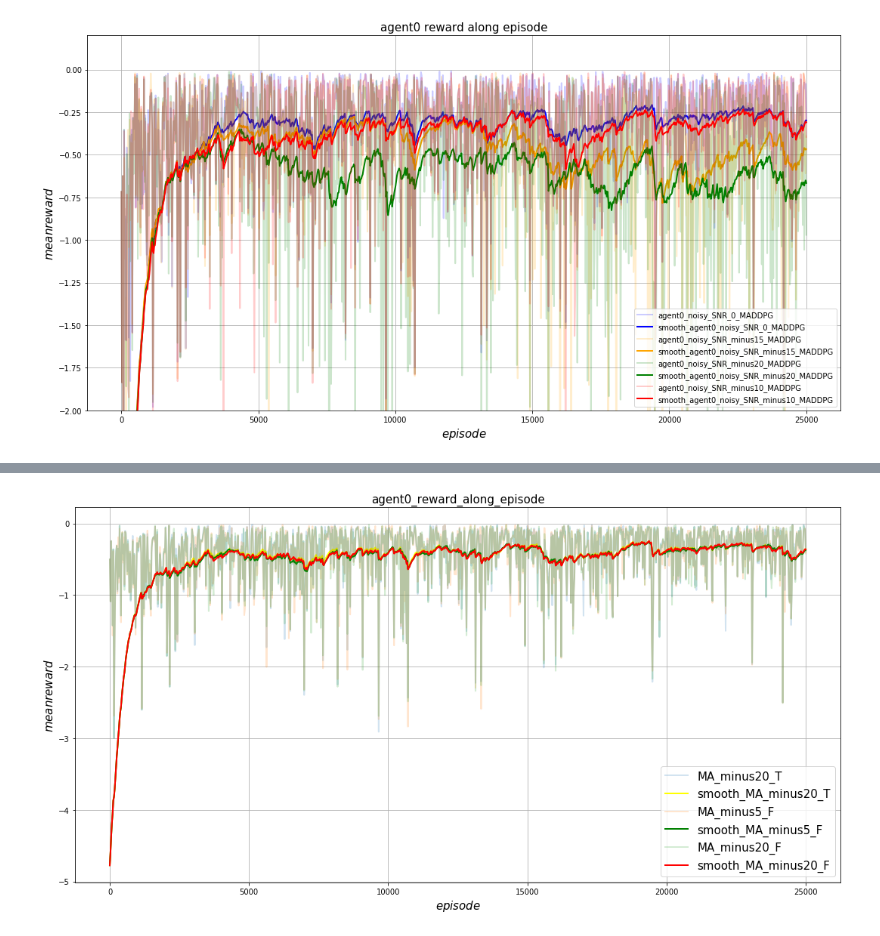
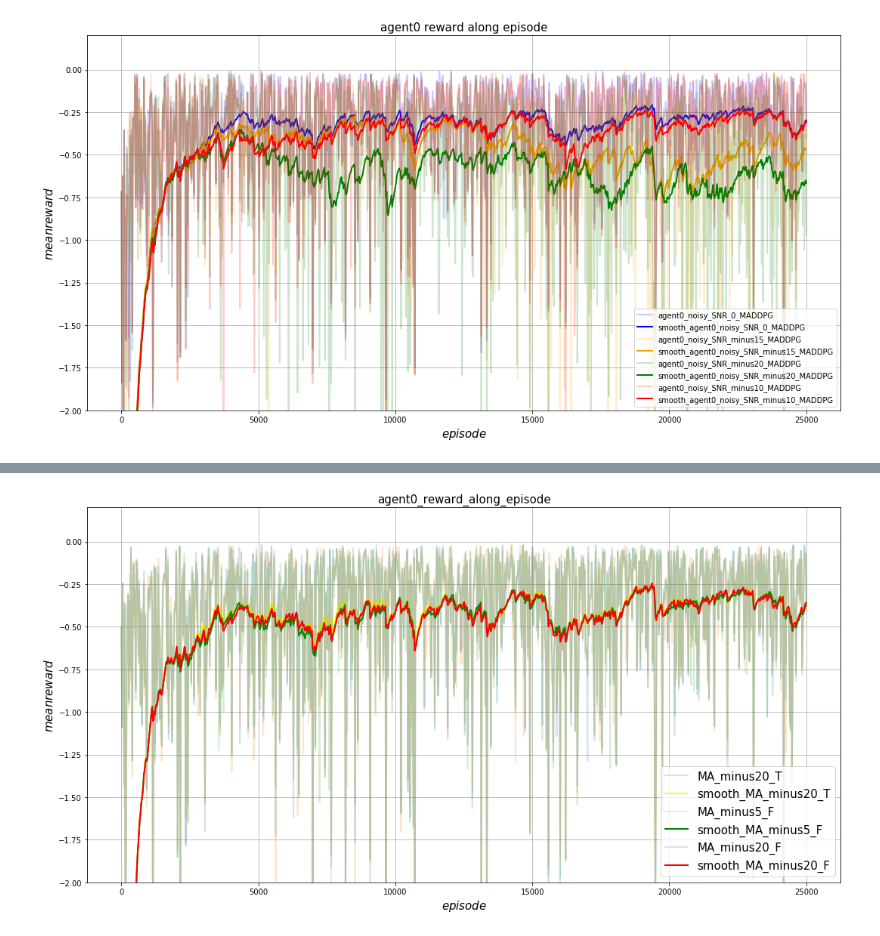
Before and after one commit to Joshua-Ren/maddpg-again, a Jupyter notebook: 画图.ipynb, the cells around one changed output, grey strips where cells are left out. Saved outputs shown, nothing was run; the diff lists cells and outputs as text; code cells hidden in the pictures.

```diff
--- a/画图.ipynb
+++ b/画图.ipynb
@@ -258,31 +259,32 @@ y8 = smooth_MA_minus20_F
 fig_size = (15, 8)
 # Set figure size in inches (width, height)
 fig = plt.figure(figsize=fig_size)
 # # Create a new figure object
 ax = fig.add_subplot(1, 1, 1)
 # # Add a single axes to the figure
 # # Plot lines giving each a label for the legend and setting line width to 2
 # ax.plot(x, y1, linewidth=2, label='DDPG_default',alpha=0.2)
 # ax.plot(x, y2, linewidth=2, label='smooth_DDPG_default',color='blue')
 ax.plot(x, y3, linewidth=2, label='MA_minus20_T',alpha=0.2)
 ax.plot(x, y4, linewidth=2, label='smooth_MA_minus20_T',color='yellow')
 ax.plot(x, y5, linewidth=2, label='MA_minus5_F',alpha=0.2)
 ax.plot(x, y6, linewidth=2, label='smooth_MA_minus5_F',color = 'green')
 ax.plot(x, y7, linewidth=2, label='MA_minus20_F',alpha=0.2)
 ax.plot(x, y8, linewidth=2, label='smooth_MA_minus20_F',color = 'red')
 
 
 # # Set the axes labels. Can use LaTeX in labels within $...$ delimiters.
 ax.set_xlabel('$episode$', fontsize=15)
 ax.set_ylabel('$mean reward$', fontsize=15)
 ax.set_title('agent0_reward_along_episode', fontsize=15)
 ax.grid('on')
+plt.ylim(-2,0.2)
 # # Turn axes grid on
 ax.legend(fontsize=15)
 # # Add a legend
 fig.tight_layout()
 # This minimises whitespace around the axes.
 # fig.savefig("compare_max_avg_acc_error.pdf")
 # Save figure to current directory in PDF format
 # %% [output]
-[figure, old version]
+[figure, new version]
```
Also changed, not shown: parts of 1 cell of this notebook, 1 other file.
